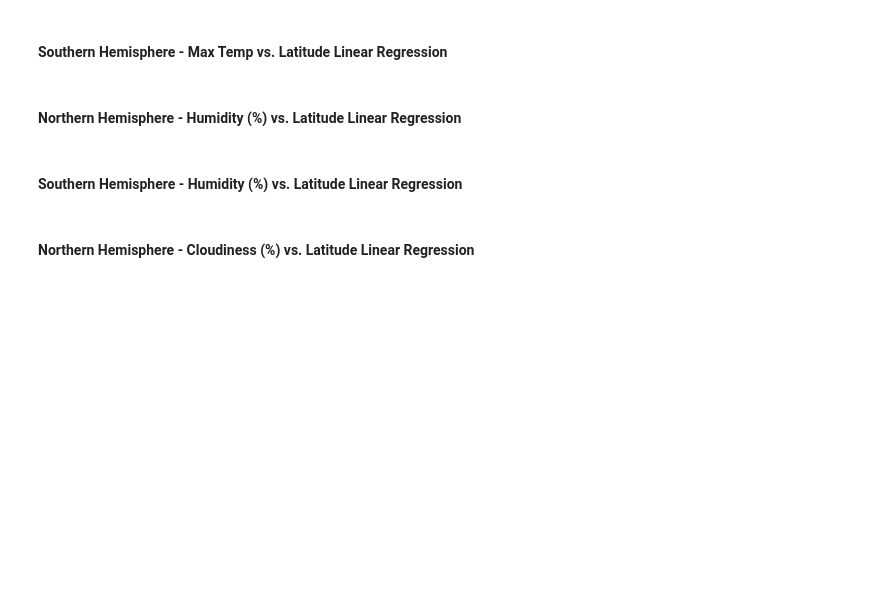
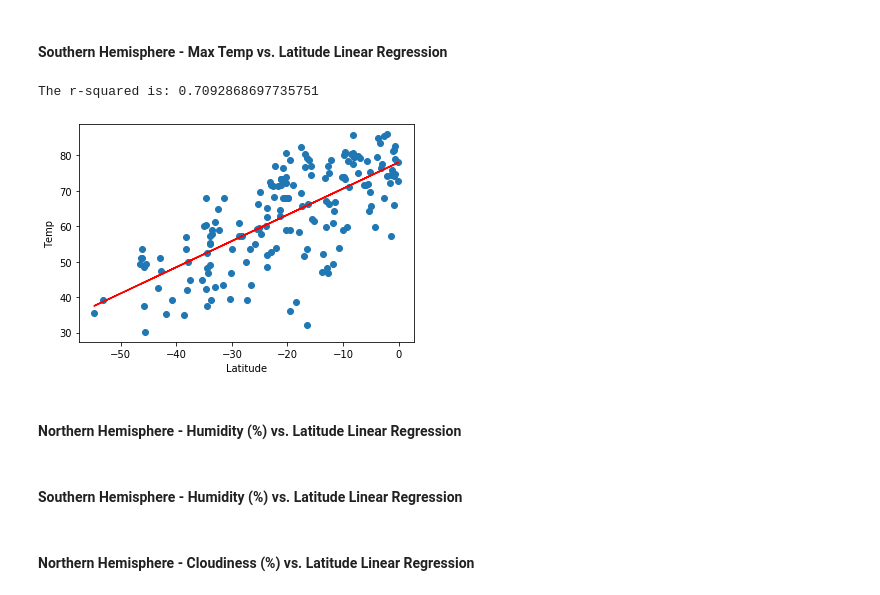
Before and after one commit to tipton-max01/6_python-api-challenge, a Jupyter notebook: WeatherPy.ipynb, the cells around one changed output. Saved outputs shown, nothing was run; the diff lists cells and outputs as text; code cells hidden in the pictures; blank space fills up the shorter version.

```diff
--- a/WeatherPy.ipynb
+++ b/WeatherPy.ipynb
@@ -302,4 +321,13 @@ sohemi.reset_index(inplace=True)
 # %% [markdown]
 ####  Southern Hemisphere - Max Temp vs. Latitude Linear Regression
+# %%
+#Southern Hemisphere - Max Temp vs. Latitude Linear Regression
+xlbl = "Latitude"
+ylbl = "Temp"
+lblpos = (0,20)
+plotLineReg(sohemi[xlbl],sohemi[ylbl],xlbl,ylbl,lblpos,5)
+# %% [output]
+The r-squared is: 0.7092868697735751
+[figure, added]
 # %% [markdown]
 ####  Northern Hemisphere - Humidity (%) vs. Latitude Linear Regression
```
Also changed, not shown: parts of 11 cells of this notebook, 1 other file.
